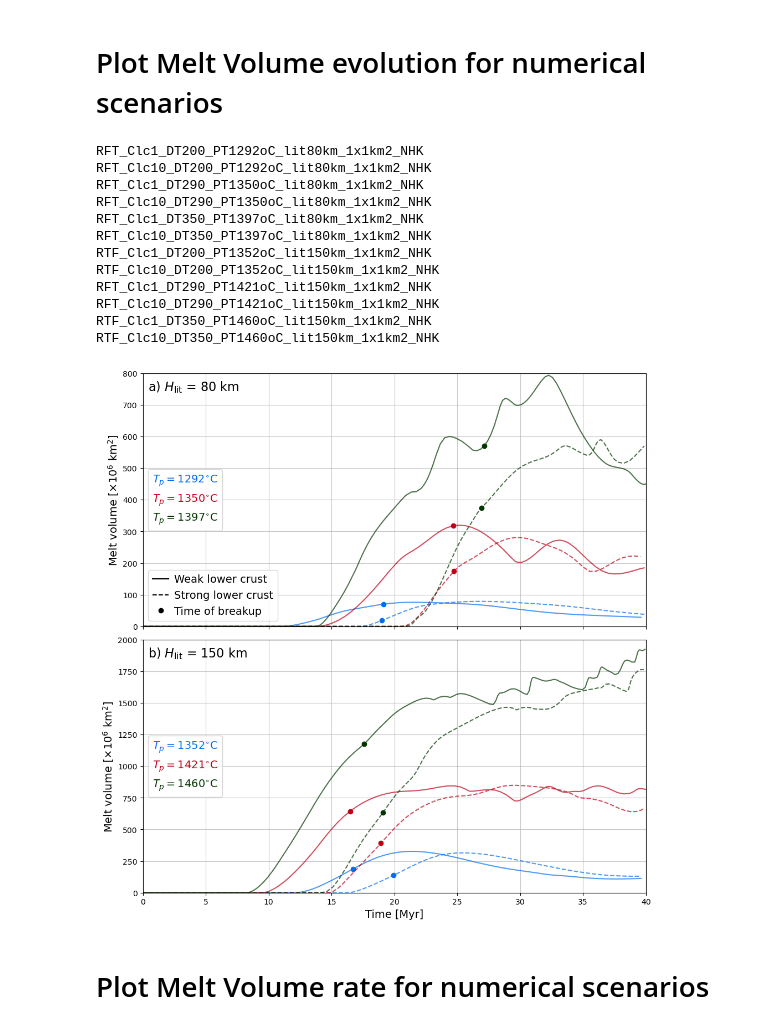
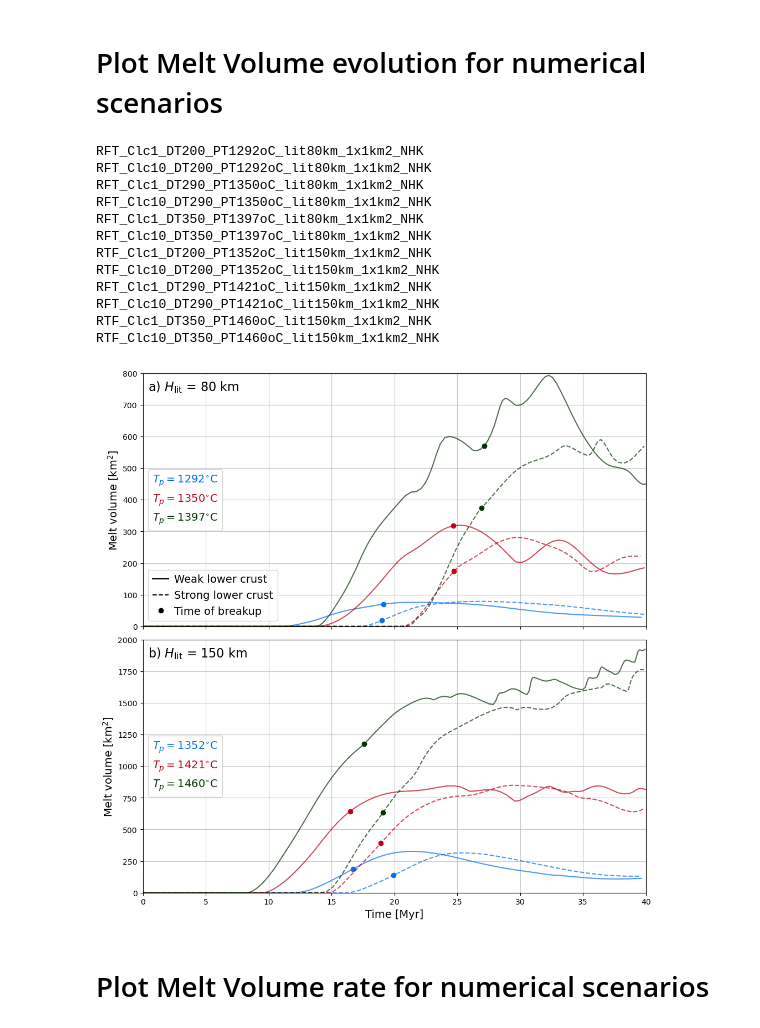
Before and after one commit to jamisonassuncao/mandyoc-scripts, a Jupyter notebook: plot_melt_volume.ipynb, the cells around one changed output. Cells and saved outputs as stored; diff of their text form; code cells hidden in the pictures.

```diff
--- a/plot_melt_volume.ipynb
+++ b/plot_melt_volume.ipynb
@@ -140,11 +140,11 @@ for group, ax, colorg, lineg, tbs in zip(groups, axs, colorsg, linesg, tbsg):
         # building model_path
         model_path = f'{partial_path}{scenario}'
         print(model_path.split('/')[-1])
-        Vmelt_dataset = xr.open_dataset(f"{model_path}/_melt_volume_evolution_dataset.nc")
+        Vmelt_dataset = xr.open_dataset(f"{model_path}/_melt_volume_evolution_dataset.nc") #m2
         steps = np.asarray(Vmelt_dataset.step)
         idx = np.where(steps == tb)
         if (melt_method == 'Dry'):
-          ax.plot(Vmelt_dataset.time, Vmelt_dataset.vmelt_dry/1.0e6, line, alpha=0.7, color=color)
+          ax.plot(Vmelt_dataset.time, Vmelt_dataset.vmelt_dry/1.0e6, line, alpha=0.7, color=color) #plot in km2
           ax.plot(Vmelt_dataset.time[idx], Vmelt_dataset.vmelt_dry[idx]/1.0e6, 'o', alpha=1.0, color=color)
 
         elif (melt_method == 'Wet'):
@@ -182,36 +182,36 @@ if (melt_method == 'Dry'):
   axs[1].set_ylim([0, 2000])
 elif (melt_method == 'Wet'):
   axs[0].set_ylim([20000, 65000])
   axs[1].set_ylim([20000, 65000])
 
 axs[0].set_xlim(0, Vmelt_dataset.time[-1])
 axs[0].set_xticks(np.arange(0, Vmelt_dataset.time[-1]+5, 5))
 
 axs[1].set_xlabel('Time [Myr]', fontsize=14)
 
-axs[0].set_ylabel(r'Melt volume [$\times 10^6$ km$^2$]', fontsize=14)
-axs[1].set_ylabel(r'Melt volume [$\times 10^6$ km$^2$]', fontsize=14)
+axs[0].set_ylabel(r'Melt volume [km$^2$]', fontsize=14)
+axs[1].set_ylabel(r'Melt volume [km$^2$]', fontsize=14)
 
 axs[0].grid('-k', alpha=0.7)
 axs[1].grid('-k', alpha=0.7)
 
 figname = f"RTF_Melt_Volume_Evolution_{melt_method}_model"
 fig.savefig(f"out/plots/{figname}.pdf", dpi=400)
 fig.savefig(f"out/plots/{figname}.png", dpi=400)
 # %% [output]
 RFT_Clc1_DT200_PT1292oC_lit80km_1x1km2_NHK
 RFT_Clc10_DT200_PT1292oC_lit80km_1x1km2_NHK
 RFT_Clc1_DT290_PT1350oC_lit80km_1x1km2_NHK
 RFT_Clc10_DT290_PT1350oC_lit80km_1x1km2_NHK
 RFT_Clc1_DT350_PT1397oC_lit80km_1x1km2_NHK
 RFT_Clc10_DT350_PT1397oC_lit80km_1x1km2_NHK
 RTF_Clc1_DT200_PT1352oC_lit150km_1x1km2_NHK
 RTF_Clc10_DT200_PT1352oC_lit150km_1x1km2_NHK
 RFT_Clc1_DT290_PT1421oC_lit150km_1x1km2_NHK
 RFT_Clc10_DT290_PT1421oC_lit150km_1x1km2_NHK
 RTF_Clc1_DT350_PT1460oC_lit150km_1x1km2_NHK
 RTF_Clc10_DT350_PT1460oC_lit150km_1x1km2_NHK
-[figure, old version]
+[figure, new version]
 # %% [markdown]
 # Plot Melt Volume rate for numerical scenarios
 # %%
```
Also changed, not shown: parts of 3 cells of this notebook, 1 other file.
